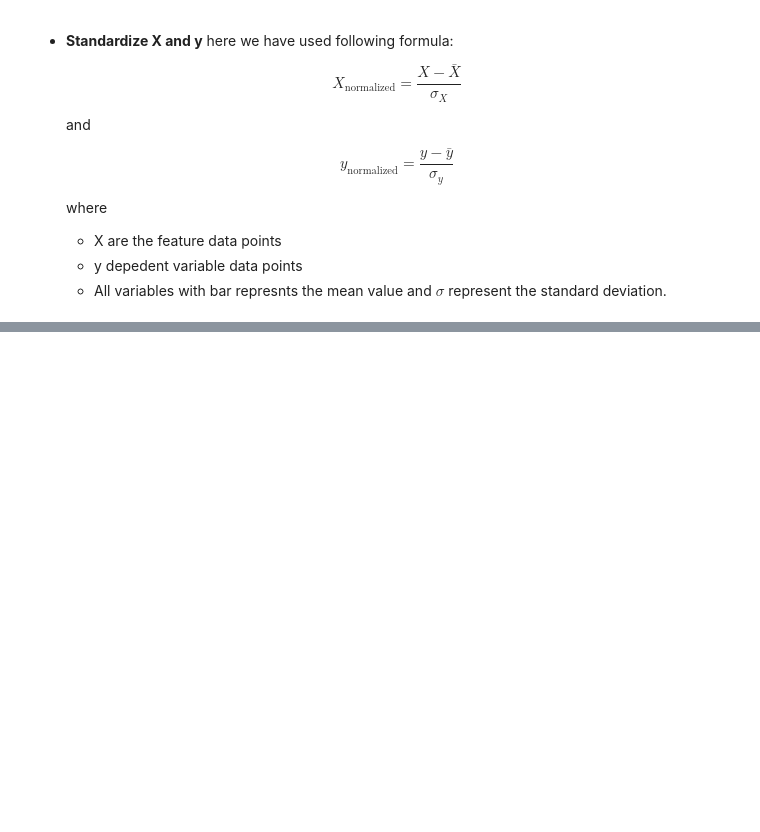
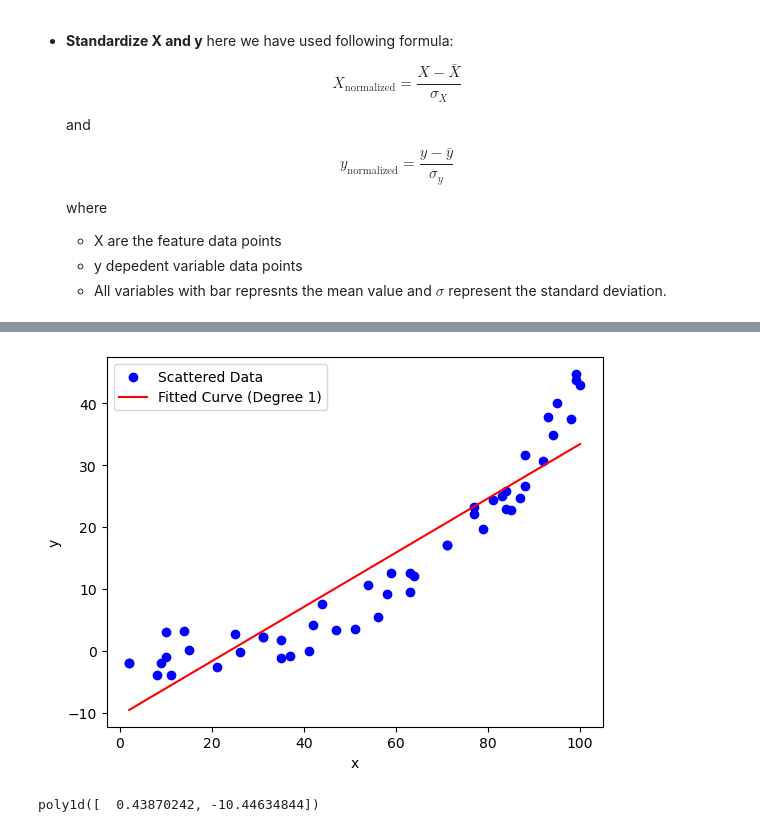
Before and after one commit to arunp77/Machine-Learning, a Jupyter notebook: Projects-ML/Reg-models/Project-2_Advertising.ipynb, the cells around one changed output, grey strips where cells are left out. Cells and saved outputs as stored; diff of their text form; code cells hidden in the pictures; blank space fills up the shorter version.

```diff
--- a/Projects-ML/Reg-models/Project-2_Advertising.ipynb
+++ b/Projects-ML/Reg-models/Project-2_Advertising.ipynb
@@ -92,0 +310,3 @@ X.head()
+# %%
+X = sales_df[['TV', 'Radio', 'Newspaper']]
+y = sales_df.Sales
@@ -92,0 +488,29 @@ X.head()
+# %%
+def fit_poly_and_plot(df, n):
+    x = df['x']
+    y = df['y']
+
+    # Fit polynomial
+    coefficients = np.polyfit(x, y, n)
+    fitted_curve = np.poly1d(coefficients)
+
+    # Scatter plot
+    plt.scatter(x, y, label='Scattered Data', color ='b')
+
+    # Fitted curve plot
+    plt.plot(x, fitted_curve(x), color='r', label=f'Fitted Curve (Degree {n})')
+
+    # Add labels and legend
+    plt.xlabel('x')
+    plt.ylabel('y')
+    plt.legend()
+
+    # Show the plot
+    plt.show()
+
+    return fitted_curve
+# %%
+fit_poly_and_plot(curve,1)
+# %% [output]
+[figure, added]
+poly1d([  0.43870242, -10.44634844])
```
Also changed, not shown: parts of 87 cells of this notebook, 2 other files.
